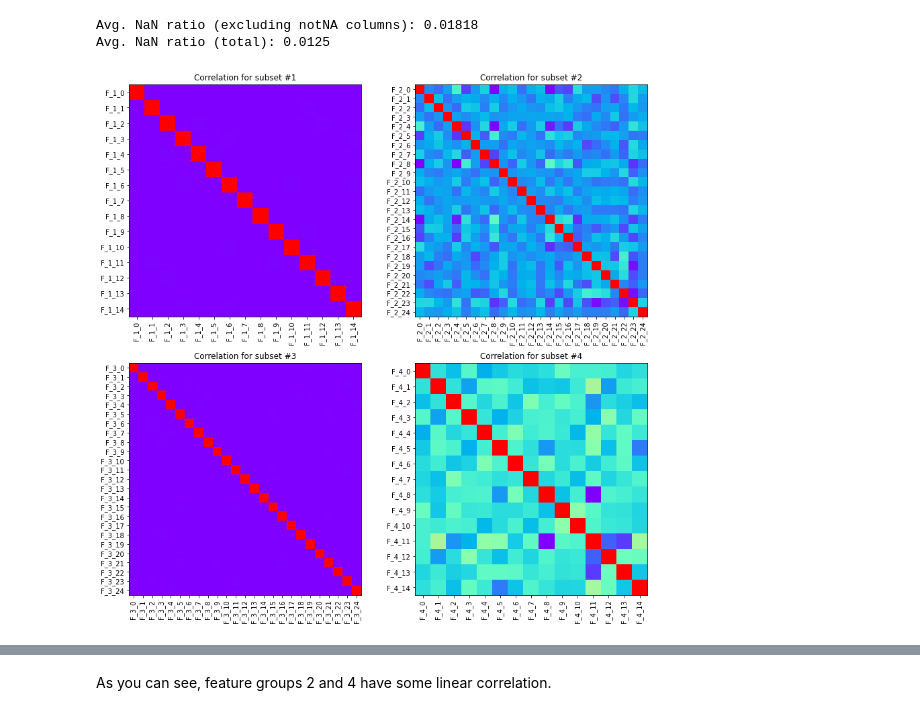
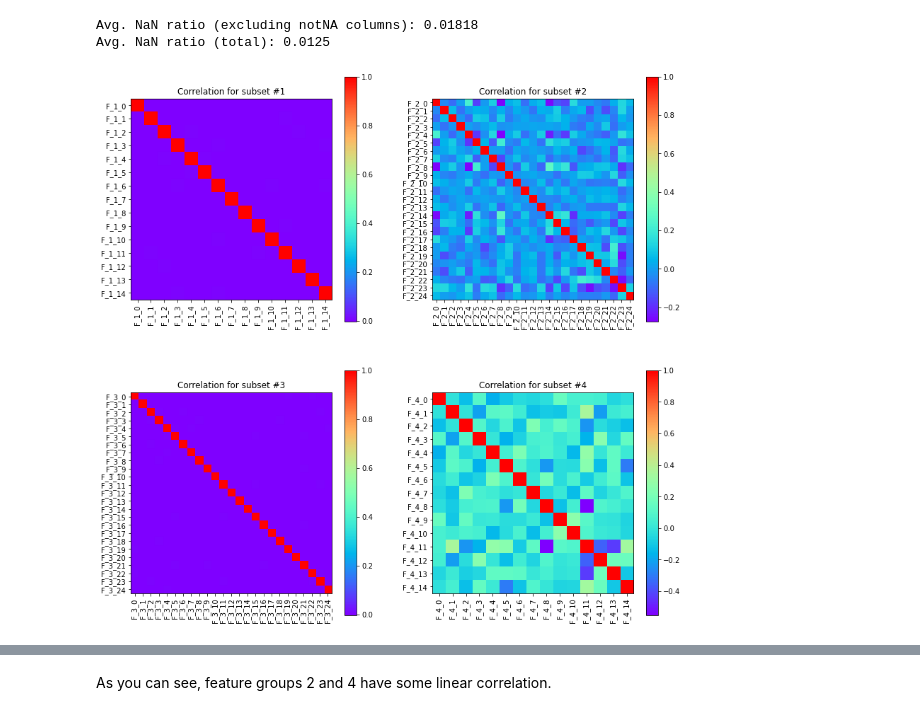
Before and after one commit to j2cry/playground, a Jupyter notebook: 6.2022/overview.ipynb, the cells around one changed output, grey strips where cells are left out. Drawn from its saved outputs; the diff is of its cells as text; code cells hidden in the pictures.

```diff
--- a/6.2022/overview.ipynb
+++ b/6.2022/overview.ipynb
@@ -36,12 +36,13 @@ Avg. NaN ratio (total): 0.0125
 # %%
 # correlations
 fig, ax = plt.subplots(2, 2, figsize=(14, 14))
 
 for n, df in enumerate(aux.subset[1:]):
     x, y = n // 2, n % 2
     ax[x, y].set_title(f'Correlation for subset #{n + 1}')
-    ax[x, y].imshow(df.corr(), cmap='rainbow')
+    im = ax[x, y].imshow(df.corr(), cmap='rainbow')
+    plt.colorbar(im, ax=ax[x, y])
     ax[x, y].set_yticks(ticks=range(df.shape[1]), labels=df.columns)
     ax[x, y].set_xticks(ticks=range(df.shape[1]), labels=df.columns, rotation=90)
 # %% [output]
-[figure, old version]
+[figure, new version]
```
Also changed, not shown: parts of 1 cell of this notebook, 8 other files.
